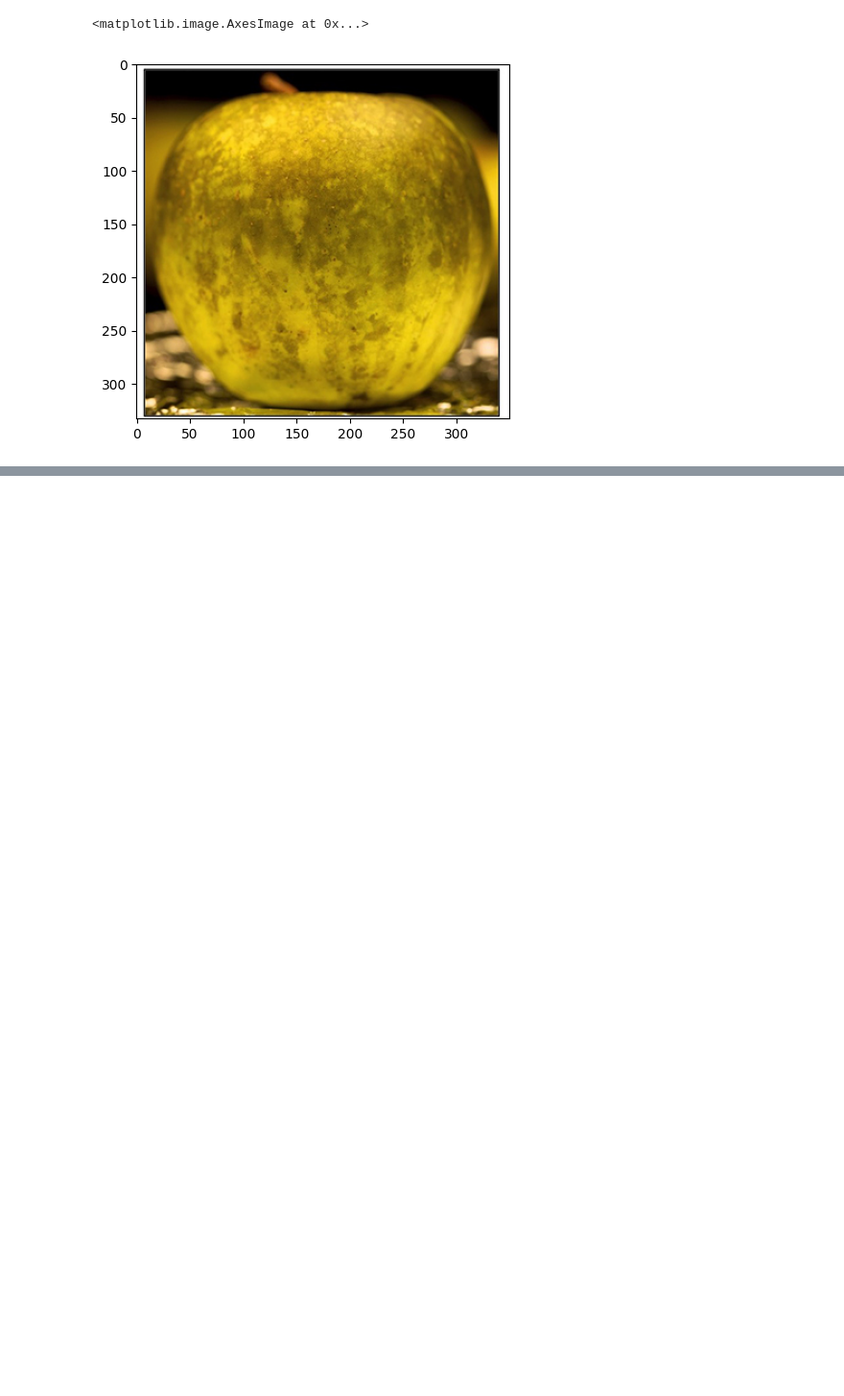
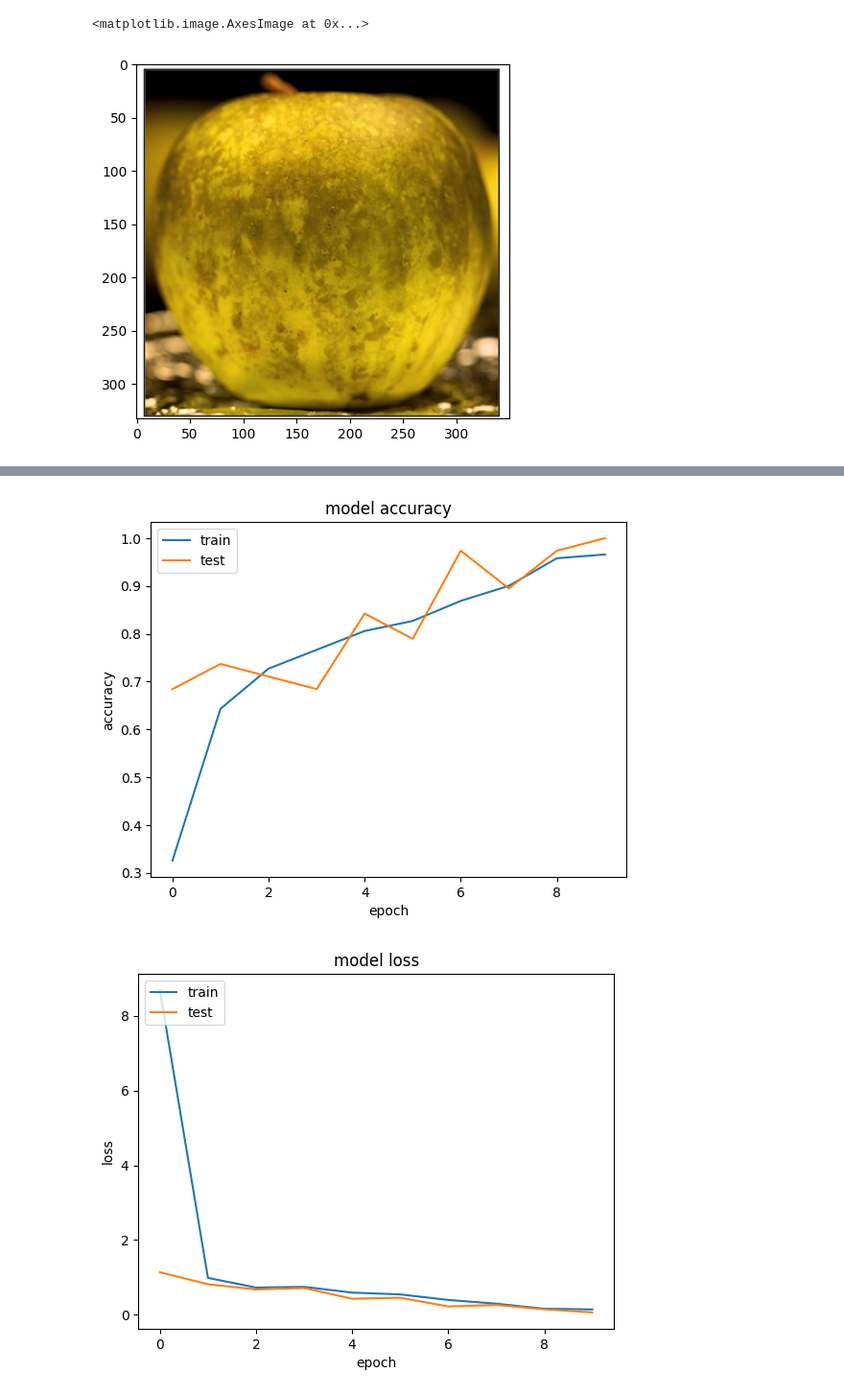
Before and after one commit to AFAD85/MakeAIWork2, a Jupyter notebook: oefenScripts/appelCNNOwnDesign.ipynb, the cells around one changed output, grey strips where cells are left out. Shown at 96% size. Drawn from its saved outputs; the diff is of its cells as text; code cells hidden in the pictures; blank space fills up the shorter version.

```diff
--- a/oefenScripts/appelCNNOwnDesign.ipynb
+++ b/oefenScripts/appelCNNOwnDesign.ipynb
@@ -37,8 +29,6 @@ batch_size = 32
 # %%
 train_ds = tf.keras.utils.image_dataset_from_directory(
     data_dir,
-    validation_split=0.2,
-    subset="training",
     seed=123,
     image_size=(img_height, img_width),
     batch_size=batch_size)
@@ -244,17 +230,20 @@ plt.show()
 # %%
-# # summarize history for accuracy
-# plt.plot(history.history['accuracy'])
-# plt.plot(history.history['val_accuracy'])
-# plt.title('model accuracy')
-# plt.ylabel('accuracy')
-# plt.xlabel('epoch')
-# plt.legend(['train', 'test'], loc='upper left')
-# plt.show()
-# # summarize history for loss
-# plt.plot(history.history['loss'])
-# plt.plot(history.history['val_loss'])
-# plt.title('model loss')
-# plt.ylabel('loss')
-# plt.xlabel('epoch')
-# plt.legend(['train', 'test'], loc='upper left')
-# plt.show()
+# summarize history for accuracy
+plt.plot(history.history['accuracy'])
+plt.plot(history.history['val_accuracy'])
+plt.title('model accuracy')
+plt.ylabel('accuracy')
+plt.xlabel('epoch')
+plt.legend(['train', 'test'], loc='upper left')
+plt.show()
+# summarize history for loss
+plt.plot(history.history['loss'])
+plt.plot(history.history['val_loss'])
+plt.title('model loss')
+plt.ylabel('loss')
+plt.xlabel('epoch')
+plt.legend(['train', 'test'], loc='upper left')
+plt.show()
+# %% [output]
+[figure, added]
+[figure, added]
```
Also changed, not shown: parts of 12 cells of this notebook, 3 other files.
